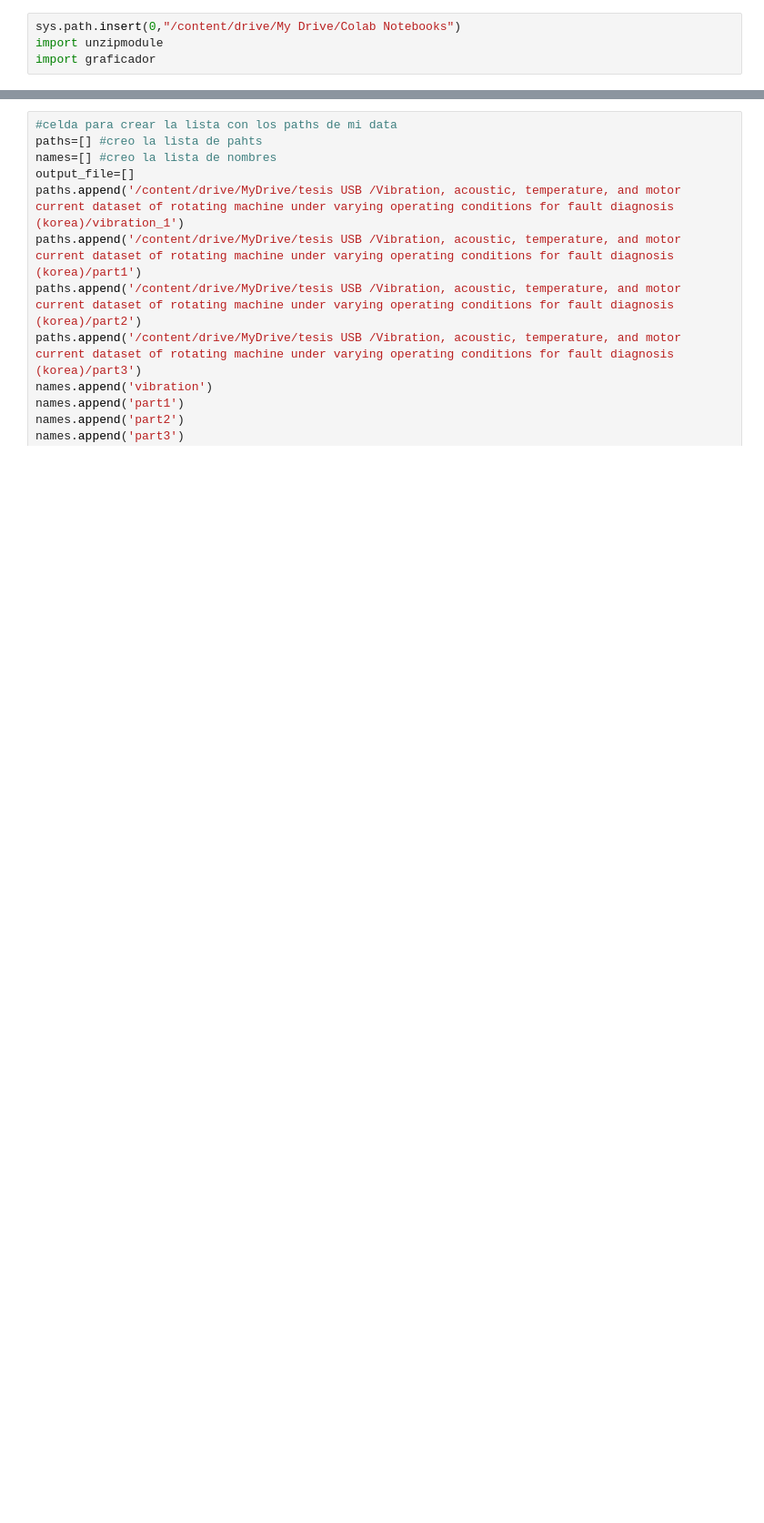
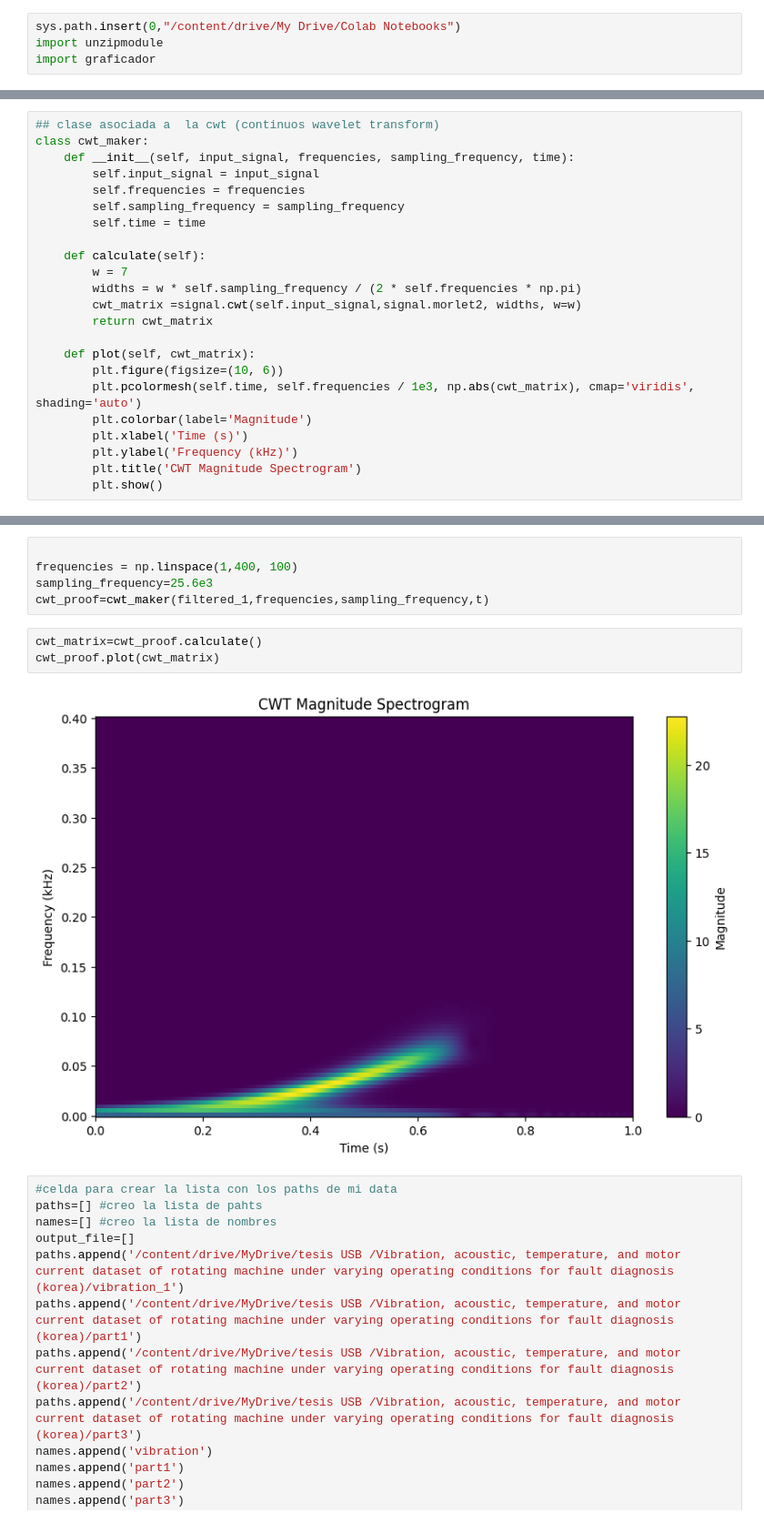
Before and after one commit to romeokienzler/TensorFlow, a Jupyter notebook: filtro.ipynb, the cells around one changed output, grey strips where cells are left out. Shown at 91% size. Drawn from its saved outputs; the diff is of its cells as text; blank space fills up the shorter version.

```diff
--- a/filtro.ipynb
+++ b/filtro.ipynb
@@ -87,0 +139,23 @@ def design_and_apply_filter(sample_frecuencie):
+# %%
+## clase asociada a  la cwt (continuos wavelet transform)
+class cwt_maker:
+    def __init__(self, input_signal, frequencies, sampling_frequency, time):
+        self.input_signal = input_signal
+        self.frequencies = frequencies
+        self.sampling_frequency = sampling_frequency
+        self.time = time
+
+    def calculate(self):
+        w = 7
+        widths = w * self.sampling_frequency / (2 * self.frequencies * np.pi)
+        cwt_matrix =signal.cwt(self.input_signal,signal.morlet2, widths, w=w)
+        return cwt_matrix
+
+    def plot(self, cwt_matrix):
+        plt.figure(figsize=(10, 6))
+        plt.pcolormesh(self.time, self.frequencies / 1e3, np.abs(cwt_matrix), cmap='viridis', shading='auto')
+        plt.colorbar(label='Magnitude')
+        plt.xlabel('Time (s)')
+        plt.ylabel('Frequency (kHz)')
+        plt.title('CWT Magnitude Spectrogram')
+        plt.show()
@@ -88,3 +170,13 @@ def design_and_apply_filter(sample_frecuencie):
+# %%
+
+frequencies = np.linspace(1,400, 100)
+sampling_frequency=25.6e3
+cwt_proof=cwt_maker(filtered_1,frequencies,sampling_frequency,t)
+# %%
+cwt_matrix=cwt_proof.calculate()
+cwt_proof.plot(cwt_matrix)
+# %% [output]
+[figure, added]
 # %%
 #celda para crear la lista con los paths de mi data
 paths=[] #creo la lista de pahts
```
Also changed, not shown: parts of 31 cells of this notebook.
